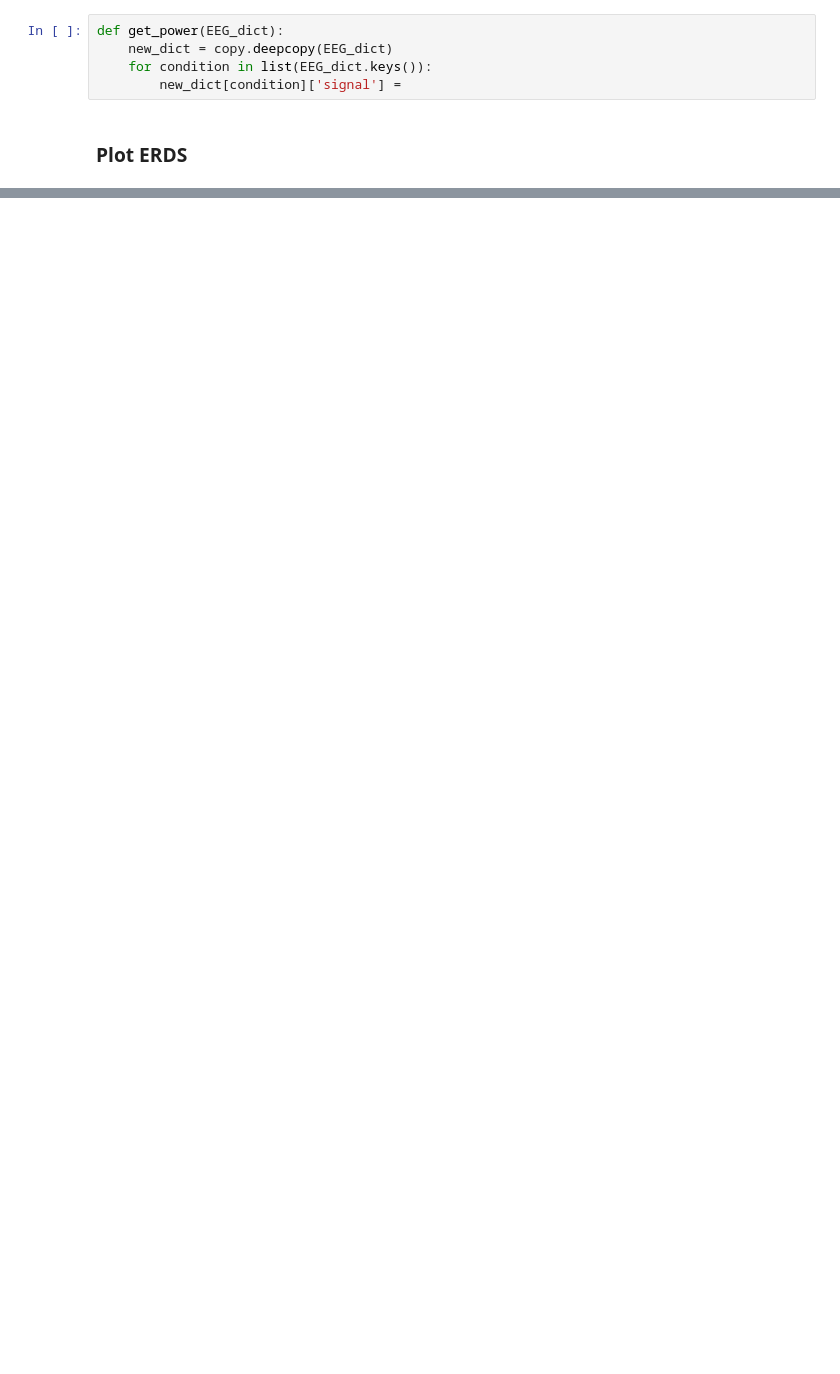
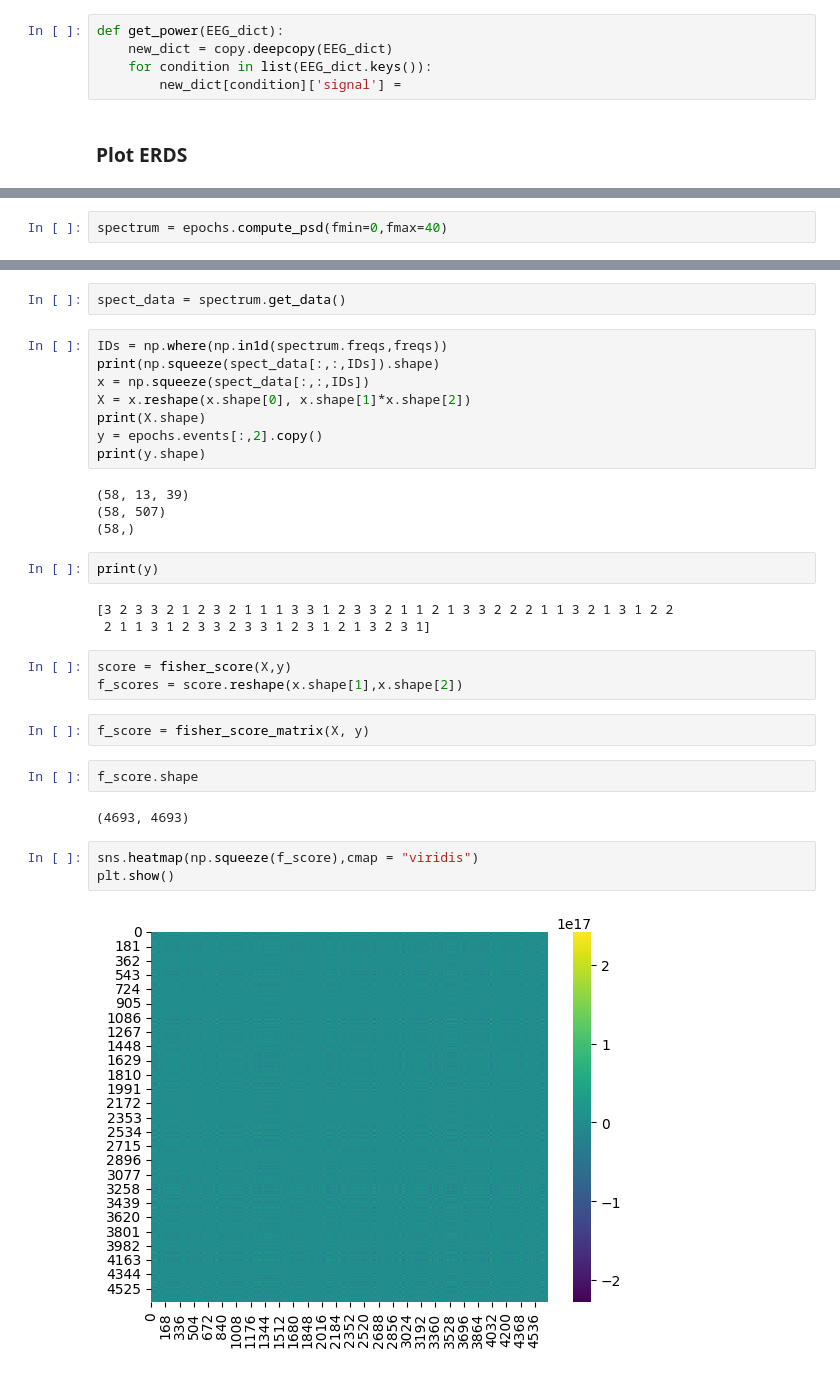
Before and after one commit to Mrwn-H/TNE, a Jupyter notebook: timefreq_analysis.ipynb, the cells around one changed output, grey strips where cells are left out. Saved outputs shown, nothing was run; the diff lists cells and outputs as text; blank space fills up the shorter version.

```diff
--- a/timefreq_analysis.ipynb
+++ b/timefreq_analysis.ipynb
@@ -721,0 +1811,2 @@ Converting "ch_type" to "category"...
+# %%
+spectrum = epochs.compute_psd(fmin=0,fmax=40)
@@ -721,0 +1821,33 @@ Converting "ch_type" to "category"...
+# %%
+spect_data = spectrum.get_data()
+# %%
+IDs = np.where(np.in1d(spectrum.freqs,freqs))
+print(np.squeeze(spect_data[:,:,IDs]).shape)
+x = np.squeeze(spect_data[:,:,IDs])
+X = x.reshape(x.shape[0], x.shape[1]*x.shape[2])
+print(X.shape)
+y = epochs.events[:,2].copy()
+print(y.shape)
+# %% [output]
+(58, 13, 39)
+(58, 507)
+(58,)
+# %%
+print(y)
+# %% [output]
+[3 2 3 3 2 1 2 3 2 1 1 1 3 3 1 2 3 3 2 1 1 2 1 3 3 2 2 2 1 1 3 2 1 3 1 2 2
+ 2 1 1 3 1 2 3 3 2 3 3 1 2 3 1 2 1 3 2 3 1]
+# %%
+score = fisher_score(X,y)
+f_scores = score.reshape(x.shape[1],x.shape[2])
+# %%
+f_score = fisher_score_matrix(X, y)
+# %%
+f_score.shape
+# %% [output]
+(4693, 4693)
+# %%
+sns.heatmap(np.squeeze(f_score),cmap = "viridis")
+plt.show()
+# %% [output]
+[figure, added]
```
Also changed, not shown: parts of 223 cells of this notebook, 2 other files.
